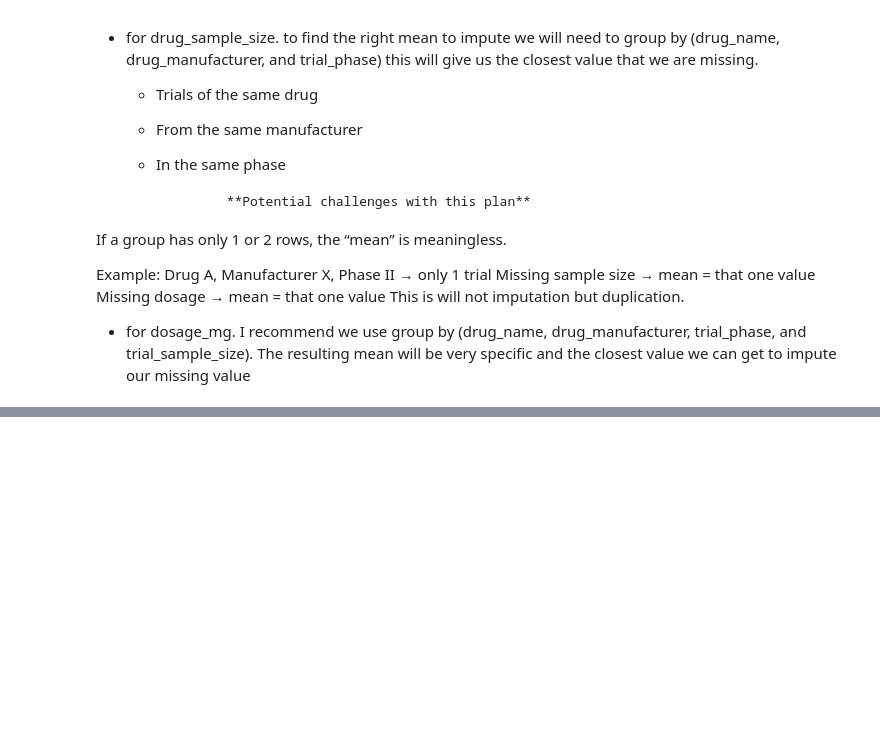
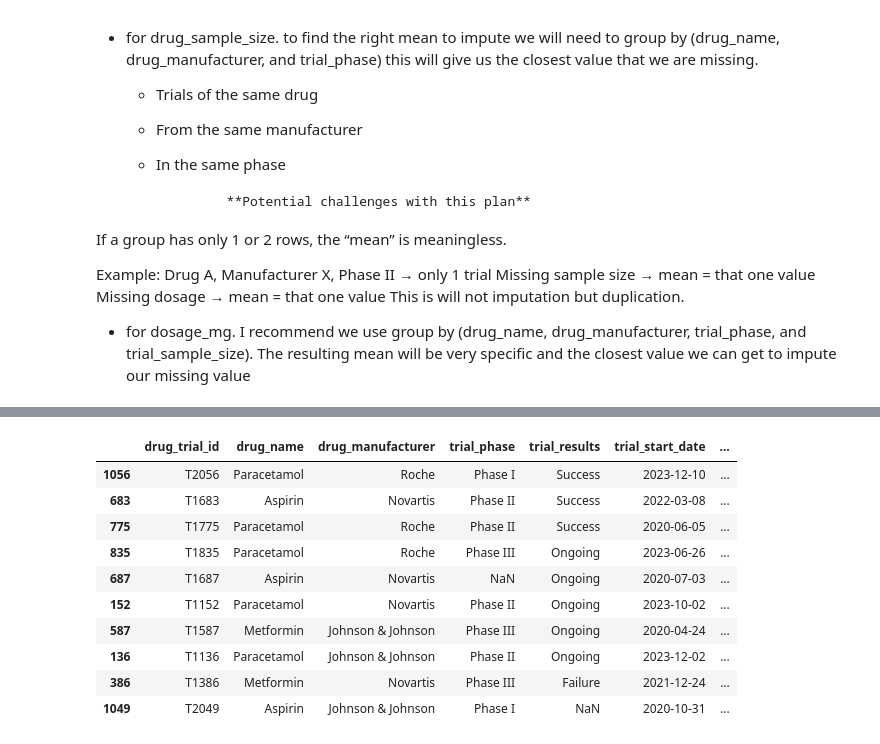
Before and after one commit to njagicollins/python_pharma_data-cleaning, a Jupyter notebook: notebooks/data_cleaning.ipynb, the cells around one changed output, grey strips where cells are left out. Drawn from its saved outputs; the diff is of its cells as text; code cells hidden in the pictures; blank space fills up the shorter version.

Commit message:
Added missing values imputation and transferred the final clean dataset to clean_data folder

```diff
--- a/notebooks/data_cleaning.ipynb
+++ b/notebooks/data_cleaning.ipynb
@@ -649,0 +684,14 @@ This is will not imputation but duplication.
+# %%
+pharma_df_clean.sample(10)
+# %% [output]
+|  | drug_trial_id | drug_name | drug_manufacturer | trial_phase | trial_results | trial_start_date | ... |
+| 1056 | T2056 | Paracetamol | Roche | Phase I | Success | 2023-12-10 | ... |
+| 683 | T1683 | Aspirin | Novartis | Phase II | Success | 2022-03-08 | ... |
+| 775 | T1775 | Paracetamol | Roche | Phase II | Success | 2020-06-05 | ... |
+| 835 | T1835 | Paracetamol | Roche | Phase III | Ongoing | 2023-06-26 | ... |
+| 687 | T1687 | Aspirin | Novartis | NaN | Ongoing | 2020-07-03 | ... |
+| 152 | T1152 | Paracetamol | Novartis | Phase II | Ongoing | 2023-10-02 | ... |
+| 587 | T1587 | Metformin | Johnson & Johnson | Phase III | Ongoing | 2020-04-24 | ... |
+| 136 | T1136 | Paracetamol | Johnson & Johnson | Phase II | Ongoing | 2023-12-02 | ... |
+| 386 | T1386 | Metformin | Novartis | Phase III | Failure | 2021-12-24 | ... |
+| 1049 | T2049 | Aspirin | Johnson & Johnson | Phase I | NaN | 2020-10-31 | ... |
```
Also changed, not shown: parts of 11 cells of this notebook, 6 other files.
